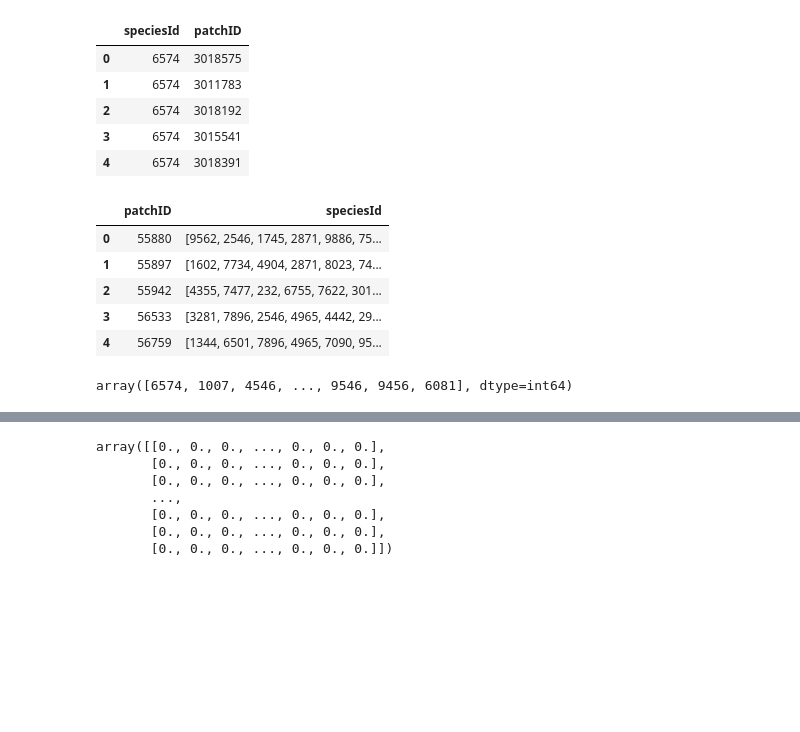
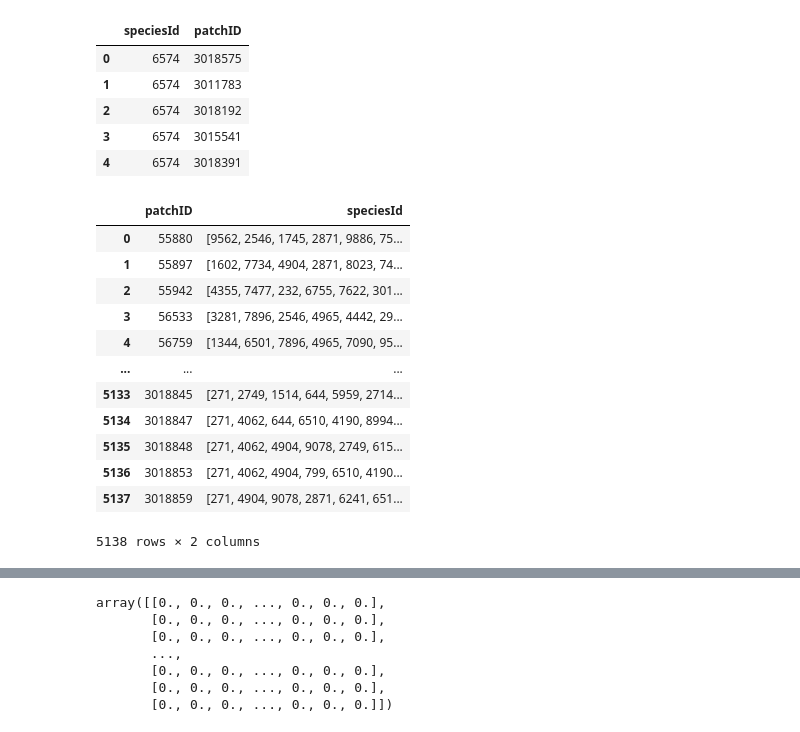
Before and after one commit to AlvinVedel/TER-2023-2024-Modeles-de-distribution-d-especes-profonds, a Jupyter notebook: Codes/Notebook_jupyter/Création matrice de co-occurence.ipynb, the cells around one changed output, grey strips where cells are left out. Drawn from its saved outputs; the diff is of its cells as text; code cells hidden in the pictures; blank space fills up the shorter version.

```diff
--- a/Codes/Notebook_jupyter/Création matrice de co-occurence.ipynb
+++ b/Codes/Notebook_jupyter/Création matrice de co-occurence.ipynb
@@ -23,18 +28,24 @@ zones.head()
 | 4 | 6574 | 3018391 |
 # %%
 # On regroupe les espèces présentes par patchId dans une liste de speciesId
-liste_par_patch = zones.groupby("patchID")["speciesId"].apply(list).reset_index()
-liste_par_patch.head()
+
+liste_par_patch = zones.groupby(["patchID"])["speciesId"].apply(list).reset_index()
+liste_par_patch
+#count_par_patch = zones.groupby("patchID")["speciesId"].apply('count').reset_index()
+#count_par_patch.head()
+#liste_par_patch["nombre"] = count_par_patch["speciesId"]
+#liste_par_patch
 # %% [output]
 |  | patchID | speciesId |
 | 0 | 55880 | [9562, 2546, 1745, 2871, 9886, 75... |
 | 1 | 55897 | [1602, 7734, 4904, 2871, 8023, 74... |
 | 2 | 55942 | [4355, 7477, 232, 6755, 7622, 301... |
 | 3 | 56533 | [3281, 7896, 2546, 4965, 4442, 29... |
 | 4 | 56759 | [1344, 6501, 7896, 4965, 7090, 95... |
+| ... | ... | ... |
+| 5133 | 3018845 | [271, 2749, 1514, 644, 5959, 2714... |
+| 5134 | 3018847 | [271, 4062, 644, 6510, 4190, 8994... |
+| 5135 | 3018848 | [271, 4062, 4904, 9078, 2749, 615... |
+| 5136 | 3018853 | [271, 4062, 4904, 799, 6510, 4190... |
+| 5137 | 3018859 | [271, 4904, 9078, 2871, 6241, 651... |
+5138 rows × 2 columns
-# %%
-# on récupère la liste distincte des espèces
-species = df.speciesId.unique()
-species
-# %% [output]
-array([6574, 1007, 4546, ..., 9546, 9456, 6081], dtype=int64)
```
Also changed, not shown: parts of 12 cells of this notebook, 2 other files.
